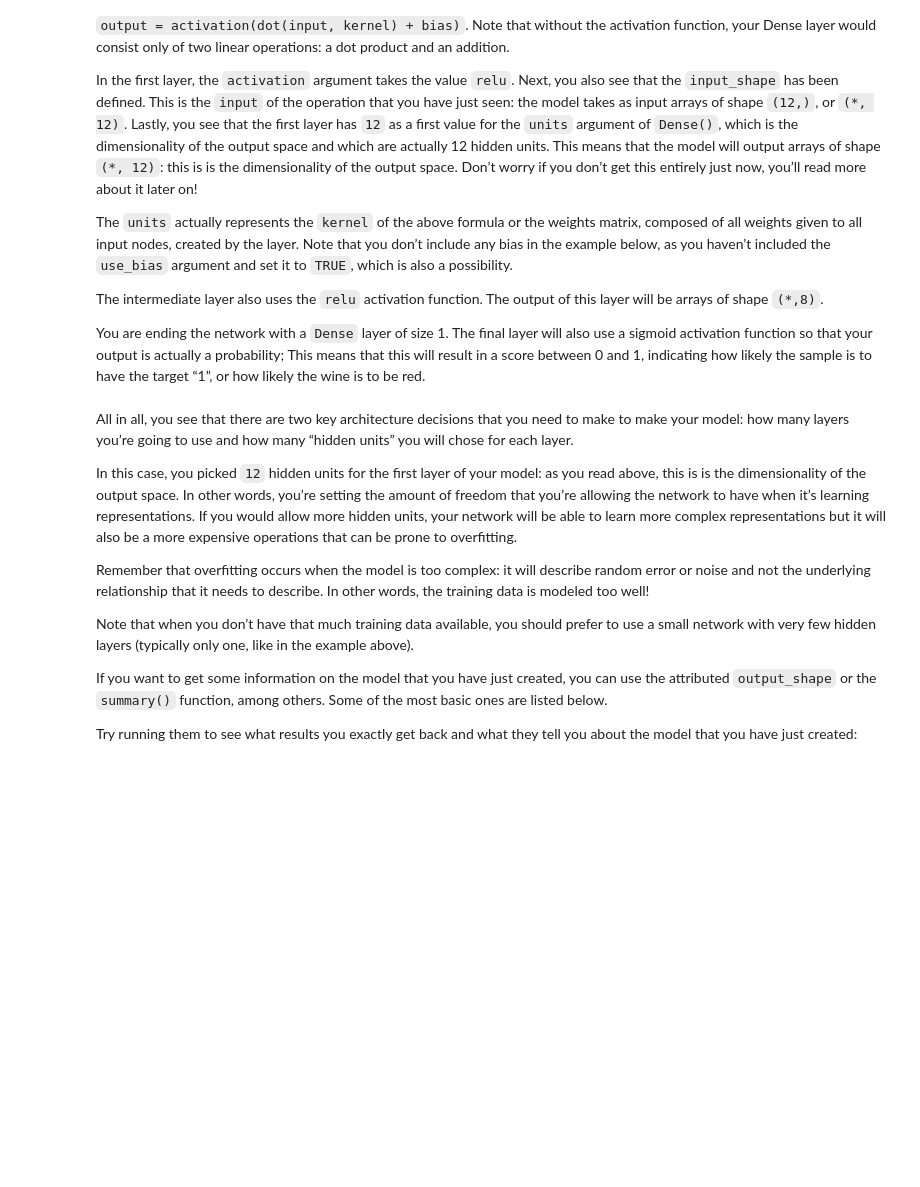
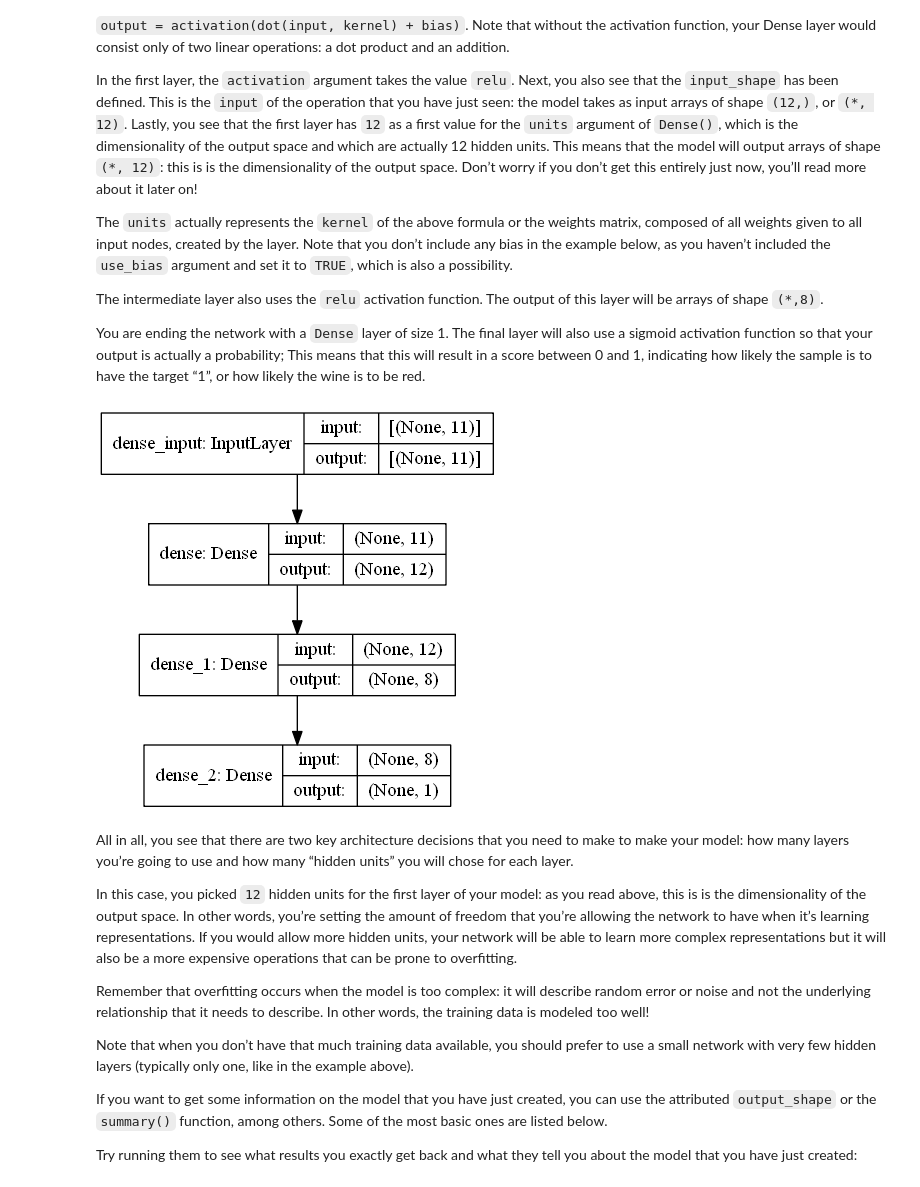
Before and after one commit to maysoon1221/AI_Surestart_MIT, a Jupyter notebook: Day 7/Keras Tutorial/notebook.ipynb, the cells around one changed output. Drawn from its saved outputs; the diff is of its cells as text; code cells hidden in the pictures; blank space fills up the shorter version.

Commit message:
updates to keras

```diff
--- a/Day 7/Keras Tutorial/notebook.ipynb
+++ b/Day 7/Keras Tutorial/notebook.ipynb
@@ -839,21 +841,27 @@ between 0 and 1, indicating how likely the sample is to have the target
 # %%
 # Import `Sequential` from `keras.models`
 from keras.models import Sequential
+from keras.layers import Dense
+from keras.utils.vis_utils import plot_model
 
 # Import `Dense` from `keras.layers`
 from keras.layers import Dense
 
 # Initialize the constructor
 model = Sequential()
 
 # Add an input layer
 model.add(Dense(12, activation='relu', input_shape=(11,)))
 
 # Add one hidden layer
 model.add(Dense(8, activation='relu'))
 
 # Add an output layer
 model.add(Dense(1, activation='sigmoid'))
+
+plot_model(model, to_file='model_plot.png', show_shapes=True, show_layer_names=True)
+# %% [output]
+[figure, added]
 # %% [markdown]
 All in all, you see that there are two key architecture decisions that
 you need to make to make your model: how many layers you’re going to use
```
Also changed, not shown: parts of 29 cells of this notebook, 2 other files.
